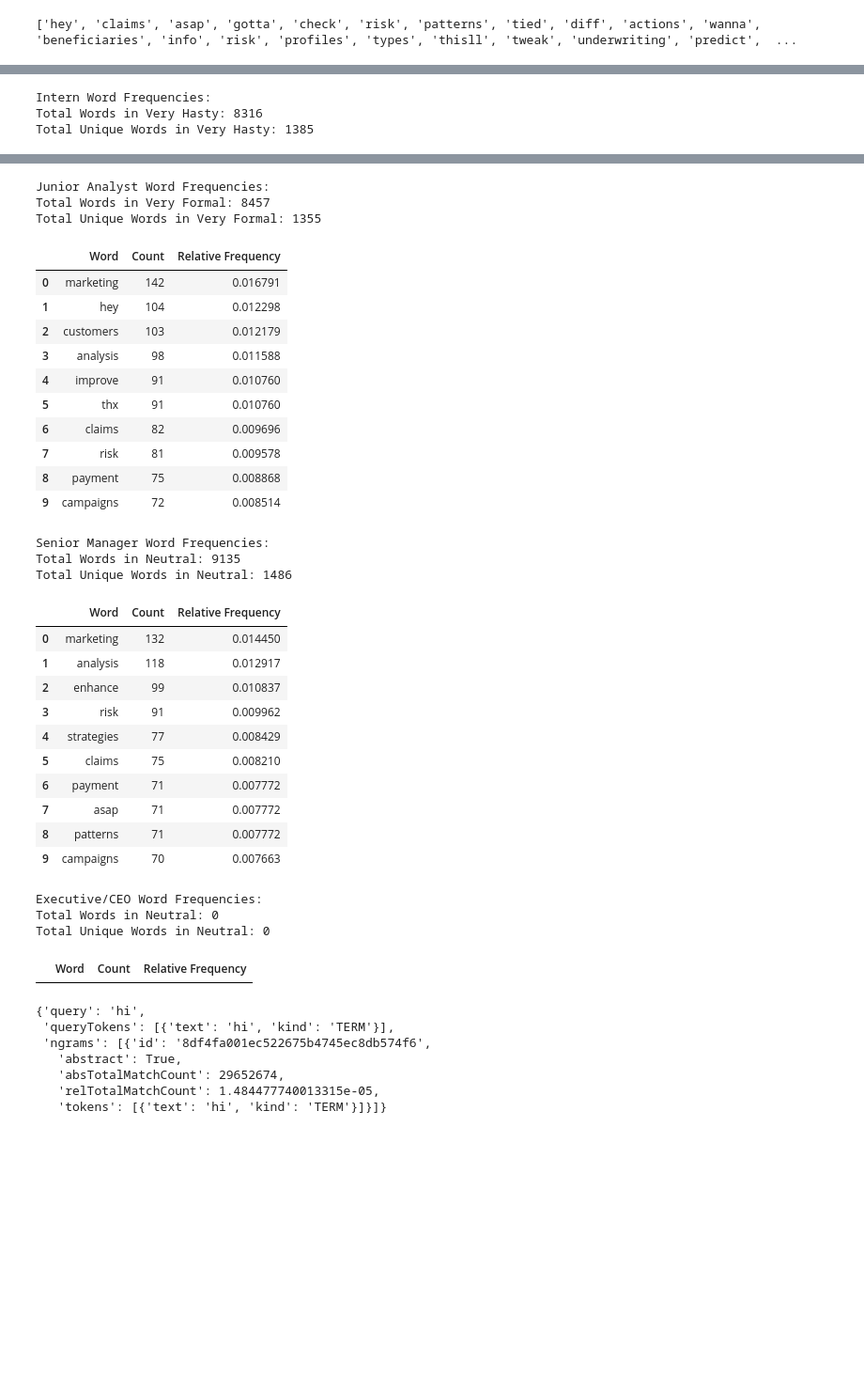
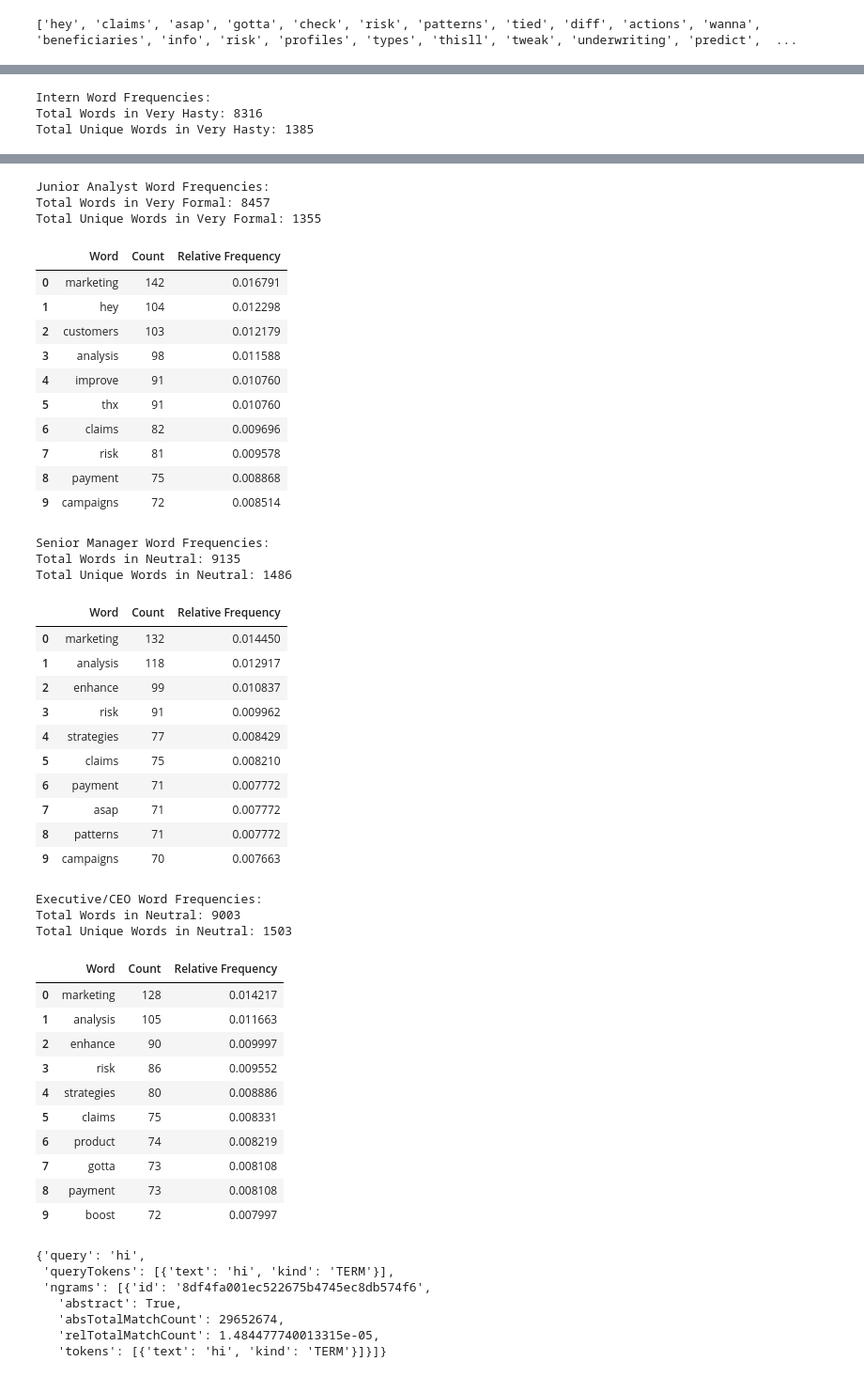
Before and after one commit to arwaguudle/AI-Data-Governance-Project, a Jupyter notebook: Automating-Data-Governance-main/variations_results/4.ipynb, the cells around one changed output, grey strips where cells are left out. Shown at 94% size. Saved outputs shown, nothing was run; the diff lists cells and outputs as text; code cells hidden in the pictures; blank space fills up the shorter version.

```diff
--- a/Automating-Data-Governance-main/variations_results/4.ipynb
+++ b/Automating-Data-Governance-main/variations_results/4.ipynb
@@ -38,8 +38,8 @@ def extracting_seniority(text):
         return "Senior Manager"
     elif "executive/ceo" in text:
         return "Executive/CEO"
-    #elif "original request" in text:
-    #    return "Original"
+    elif "original request" in text:
+        return "Original"
     return None
 
 
@@ -52,8 +52,8 @@ def extracting_hastiness(text):
         return "Neutral"
     elif "very formal" in text:
         return "Very Formal"
-    #elif "original request" in text:
-        #return "Original"
+    elif "original request" in text:
+        return "Original"
     return None
 
 df['Seniority'] = df['Variation Value'].apply(extracting_seniority)
@@ -182,7 +182,7 @@ display(neutral_word_freq.head(10))
 intern_words = df[df["Seniority"] == "Intern"]
 junior_analyst_words = df[df["Seniority"] == "Junior Analyst"]
 senior_manager_words = df[df["Seniority"] == "Senior Manager"]
-executive_words = df[df["Seniority"] == "Executvie/CEO"]
+executive_words = df[df["Seniority"] == "Executive/CEO"]
 
 
 intern_word_freq = get_word_frequencies(intern_words)
@@ -274,35 +274,45 @@ Total Unique Words in Very Hasty: 1385
 Junior Analyst Word Frequencies:
 Total Words in Very Formal: 8457
 Total Unique Words in Very Formal: 1355
 |  | Word | Count | Relative Frequency |
 | 0 | marketing | 142 | 0.016791 |
 | 1 | hey | 104 | 0.012298 |
 | 2 | customers | 103 | 0.012179 |
 | 3 | analysis | 98 | 0.011588 |
 | 4 | improve | 91 | 0.010760 |
 | 5 | thx | 91 | 0.010760 |
 | 6 | claims | 82 | 0.009696 |
 | 7 | risk | 81 | 0.009578 |
 | 8 | payment | 75 | 0.008868 |
 | 9 | campaigns | 72 | 0.008514 |
 Senior Manager Word Frequencies:
 Total Words in Neutral: 9135
 Total Unique Words in Neutral: 1486
 |  | Word | Count | Relative Frequency |
 | 0 | marketing | 132 | 0.014450 |
 | 1 | analysis | 118 | 0.012917 |
 | 2 | enhance | 99 | 0.010837 |
 | 3 | risk | 91 | 0.009962 |
 | 4 | strategies | 77 | 0.008429 |
 | 5 | claims | 75 | 0.008210 |
 | 6 | payment | 71 | 0.007772 |
 | 7 | asap | 71 | 0.007772 |
 | 8 | patterns | 71 | 0.007772 |
 | 9 | campaigns | 70 | 0.007663 |
 Executive/CEO Word Frequencies:
-Total Words in Neutral: 0
-Total Unique Words in Neutral: 0
+Total Words in Neutral: 9003
+Total Unique Words in Neutral: 1503
 |  | Word | Count | Relative Frequency |
+| 0 | marketing | 128 | 0.014217 |
+| 1 | analysis | 105 | 0.011663 |
+| 2 | enhance | 90 | 0.009997 |
+| 3 | risk | 86 | 0.009552 |
+| 4 | strategies | 80 | 0.008886 |
+| 5 | claims | 75 | 0.008331 |
+| 6 | product | 74 | 0.008219 |
+| 7 | gotta | 73 | 0.008108 |
+| 8 | payment | 73 | 0.008108 |
+| 9 | boost | 72 | 0.007997 |
 # %%
 #using the NGRAM API
 
```
Also changed, not shown: parts of 4 cells of this notebook.
